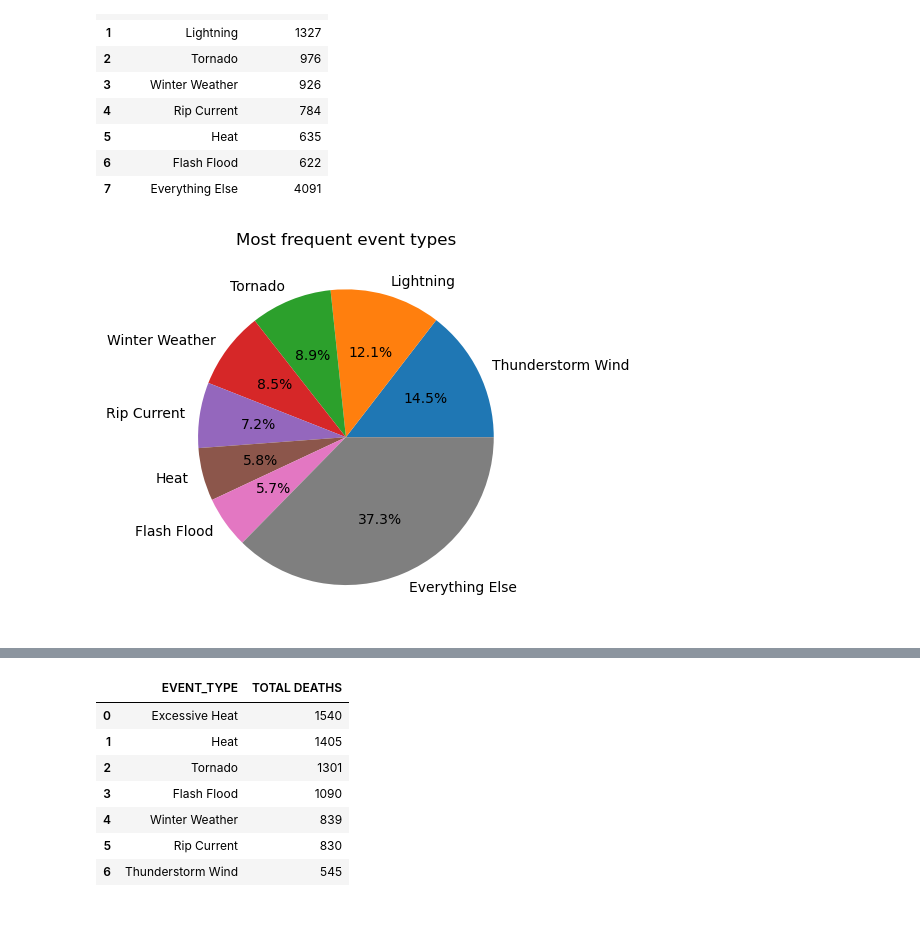
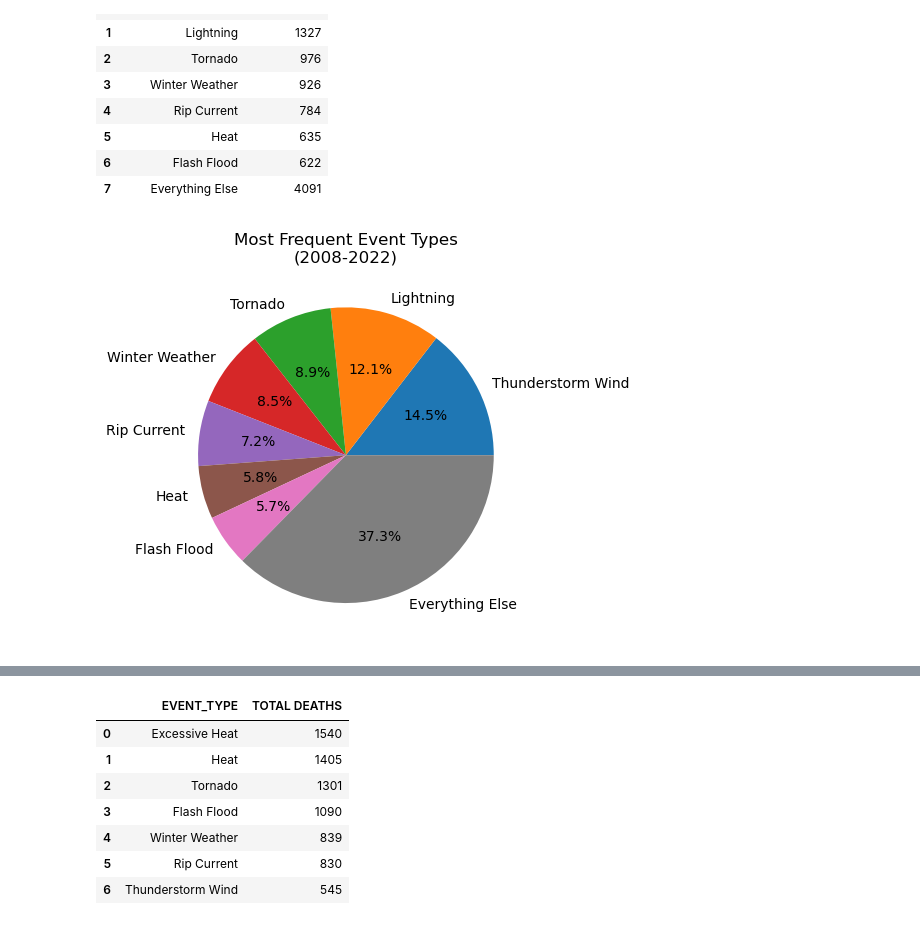
Before and after one commit to elizabethmorgan26/team1, a Jupyter notebook: mergestorm.ipynb, the cells around one changed output, grey strips where cells are left out. Drawn from its saved outputs; the diff is of its cells as text; code cells hidden in the pictures.

Commit message:
Add visuals and update analysis

```diff
--- a/mergestorm.ipynb
+++ b/mergestorm.ipynb
@@ -372,7 +368,11 @@ groupbynarrow_df.head()
 | 31 | 2022 | 171258 | 1039790 | TEXAS | Heat | 53 | 0 | 0.000000e+00 | ... |
 5 rows × 22 columns
 # %%
-event_counts = reordernarrow_df[["EPISODE_ID","EVENT_TYPE"]].groupby(["EVENT_TYPE"]).nunique().sort_values("EPISODE_ID", ascending = False)
+#Create a dataframe that counts the unique episode IDs by event type and is sorted in descending order
+event_counts = reordernarrow_df[["EPISODE_ID",
+                                 "EVENT_TYPE"]].groupby(["EVENT_TYPE"]).nunique().sort_values("EPISODE_ID",
+                                                                                              ascending = False)
+# saves the 7 highest frequency events int a separate dataframe
 pie_chart = event_counts.head(7).reset_index(drop = False)
 pie_chart
 # %% [output]
@@ -404,11 +406,12 @@ pie_chart
 | 6 | Flash Flood | 622 |
 | 7 | Everything Else | 4091 |
 # %%
+# plot pie chart of episode frequency and save as png
 pie_chart.plot.pie(y = "EPISODE_ID", labels = pie_chart["EVENT_TYPE"] , autopct="%1.1f%%", legend = False,
-                  title = "Most frequent event types", ylabel = "", startangle = 0)
+                  title = "Most Frequent Event Types\n(2008-2022)", ylabel = "", startangle = 0)
 plt.savefig("event_types_freq_pie.png")
 plt.show()
 # %% [output]
-[figure, old version]
+[figure, new version]
 # %%
 event_counts_byyear = reordernarrow_df[["EPISODE_ID","YEAR","EVENT_TYPE"]].groupby(["YEAR","EVENT_TYPE"]).nunique().sort_values(["YEAR","EPISODE_ID"], ascending = False)
```
Also changed, not shown: parts of 20 cells of this notebook, 4 other files.
